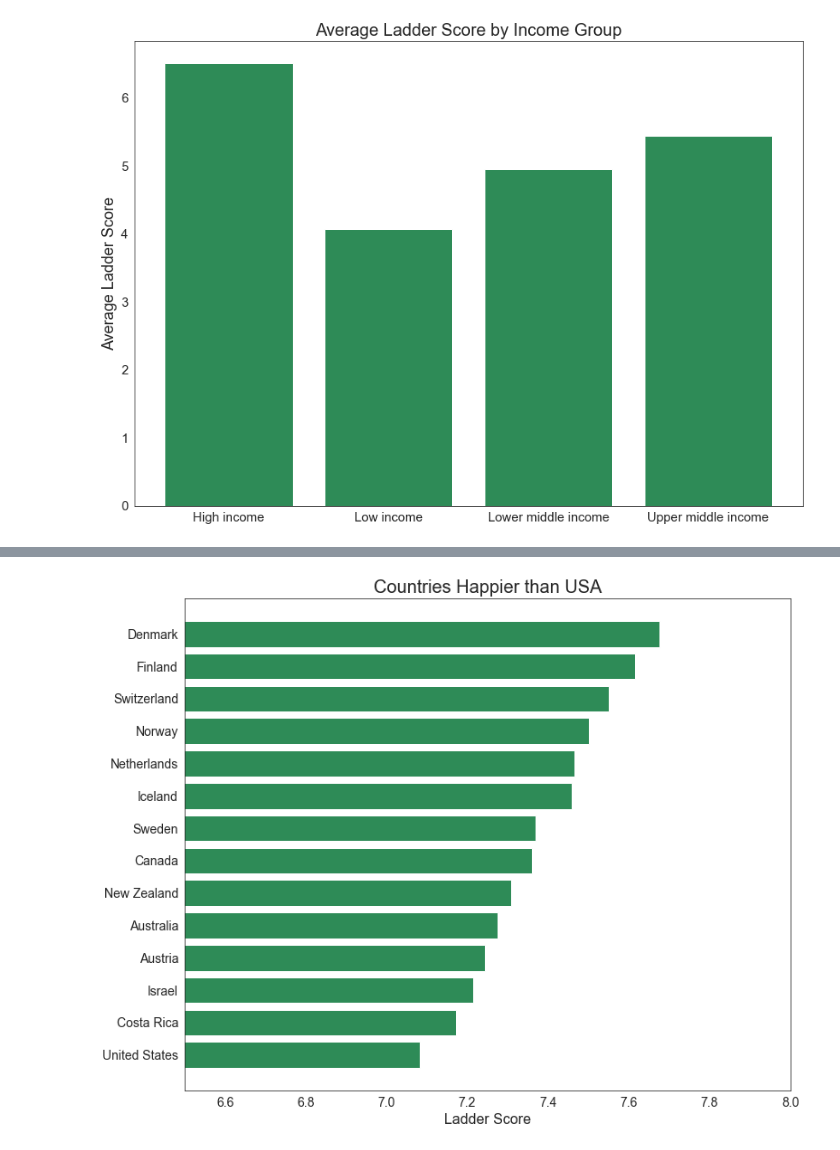
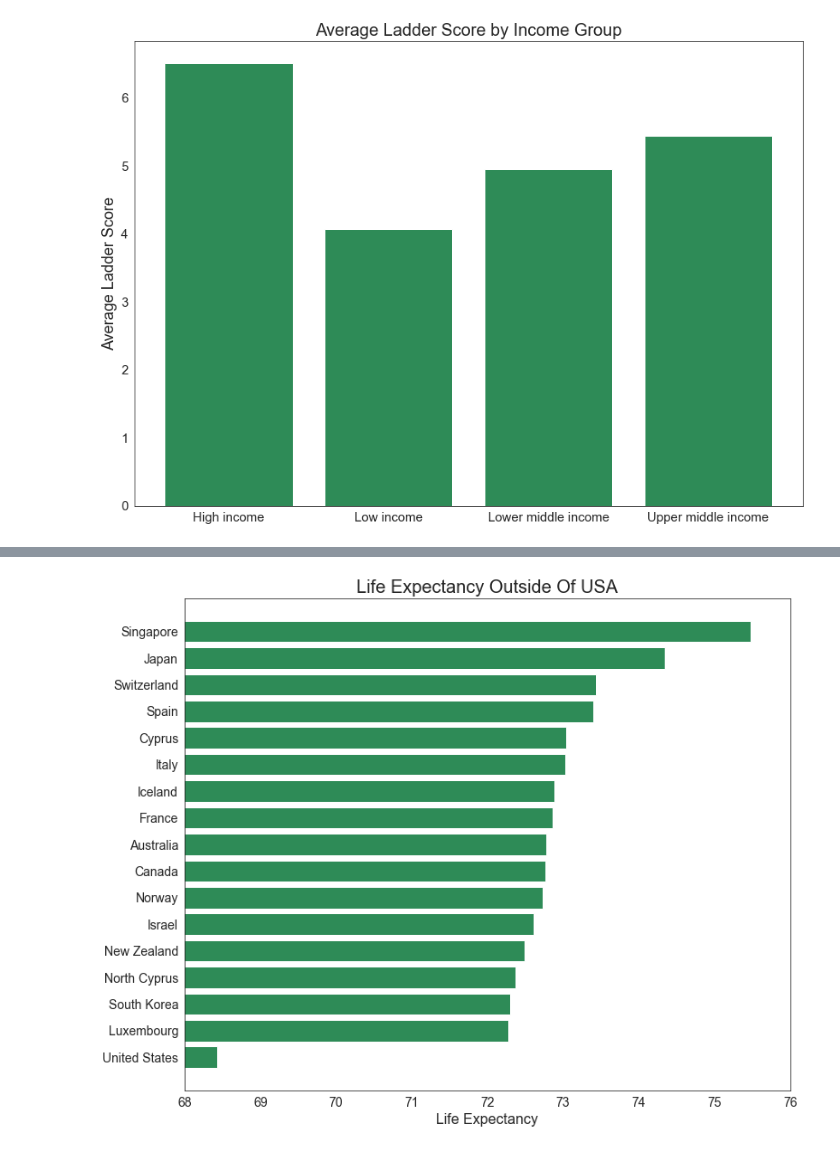
Before and after one commit to paul-trood/Portfolio-World_Happiness_Report, a Jupyter notebook: world_happiness.ipynb, the cells around one changed output, grey strips where cells are left out. Drawn from its saved outputs; the diff is of its cells as text; code cells hidden in the pictures.

```diff
--- a/world_happiness.ipynb
+++ b/world_happiness.ipynb
@@ -1185,14 +1263,17 @@ full_report.pivot_table(["Ladder Score", "Log GDP per capita", "Life Expectancy"
 # %%
-usa_ladder_score = full_report.groupby("Country").mean().loc["United States","Ladder Score"]
-greater_than_usa = country_group[country_group["Ladder Score"] >= usa_ladder_score].sort_values(by="Ladder Score")
+usa_le = life_expectancy_higher_usa[-1:]
+highest_le = life_expectancy_higher_usa[:16]
+le_list = highest_le.append(usa_le).sort_values(by="Life Expectancy")
+
 
 plt.figure(figsize=(12,10))
-plt.barh(greater_than_usa["Country"], greater_than_usa["Ladder Score"], color = "seagreen")
-plt.title("Countries Happier than USA", size = 20)
-plt.xlim(6.5,8)
+plt.barh(le_list["Country"], le_list["Life Expectancy"], color = "seagreen")
+plt.title("Life Expectancy Outside Of USA", size = 20)
+plt.xlim(68,76)
 plt.xticks(size=14)
-plt.xlabel("Ladder Score", size = 16)
+plt.xlabel("Life Expectancy", size = 16)
 plt.yticks(size=14)
+
 plt.show()
 # %% [output]
-[figure, old version]
+[figure, new version]
```
Also changed, not shown: parts of 9 cells of this notebook.
